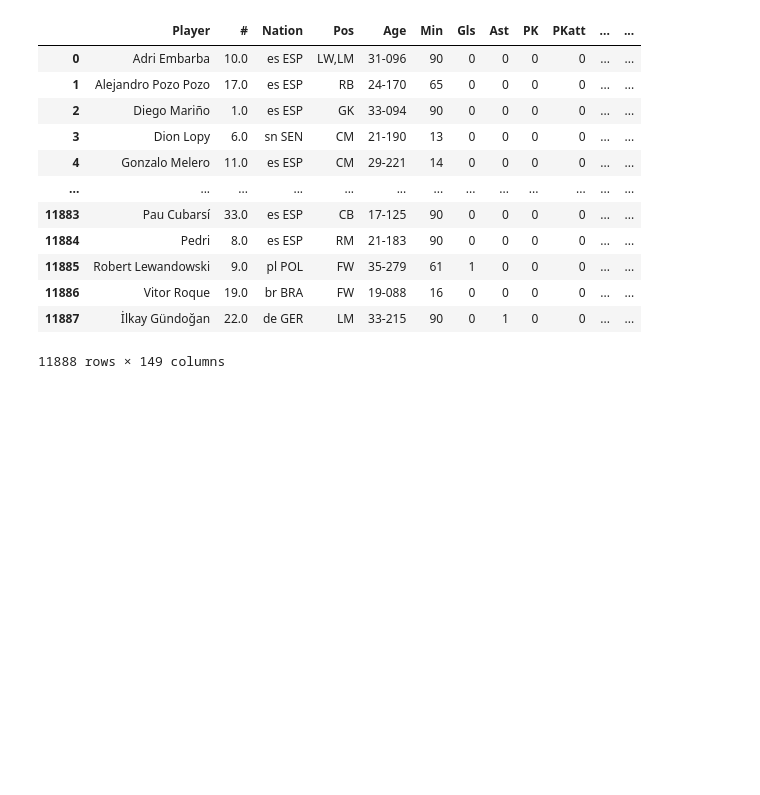
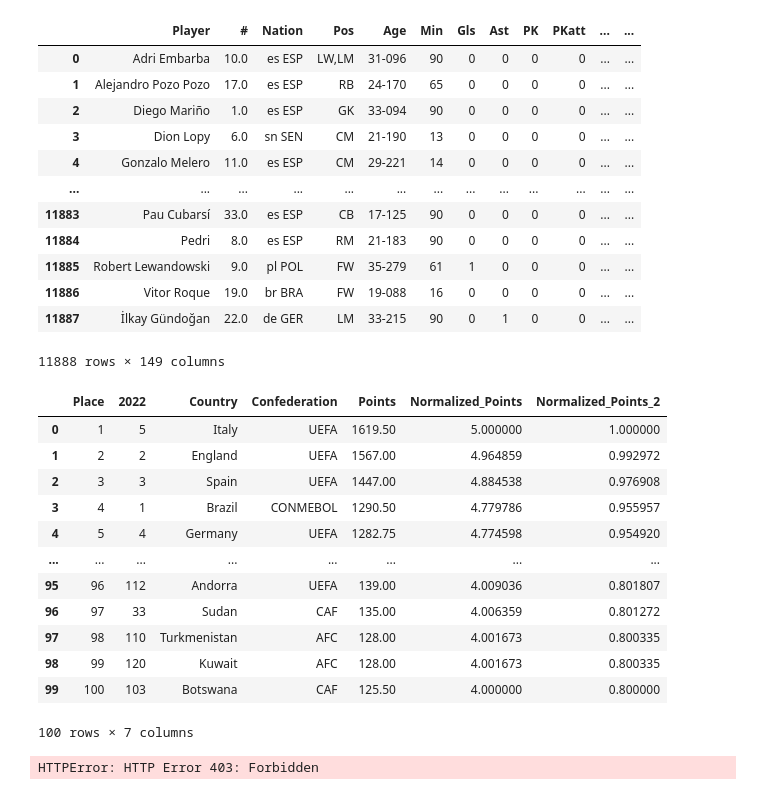
Before and after one commit to marcfolchp/thunder, a Jupyter notebook: YELO/usando_la_nueva_tabla.ipynb, the cells around one changed output. Saved outputs shown, nothing was run; the diff lists cells and outputs as text; code cells hidden in the pictures; blank space fills up the shorter version.

```diff
--- a/YELO/usando_la_nueva_tabla.ipynb
+++ b/YELO/usando_la_nueva_tabla.ipynb
@@ -34,3 +34,29 @@ df
 | 11886 | Vitor Roque | 19.0 | br BRA | FW | 19-088 | 16 | 0 | 0 | 0 | 0 | ... | ... |
 | 11887 | İlkay Gündoğan | 22.0 | de GER | LM | 33-215 | 90 | 0 | 1 | 0 | 0 | ... | ... |
 11888 rows × 149 columns
+# %%
+df = pd.read_csv('../team_rankings.csv')
+
+df['Normalized_Points'] = (df['Points'] - df['Points'].min()) / (df['Points'].max() - df['Points'].min()) + 4
+
+df['Normalized_Points_2'] = df['Normalized_Points'] / 10 * 2
+
+df
+# %% [output]
+|  | Place | 2022 | Country | Confederation | Points | Normalized_Points | Normalized_Points_2 |
+| 0 | 1 | 5 | Italy | UEFA | 1619.50 | 5.000000 | 1.000000 |
+| 1 | 2 | 2 | England | UEFA | 1567.00 | 4.964859 | 0.992972 |
+| 2 | 3 | 3 | Spain | UEFA | 1447.00 | 4.884538 | 0.976908 |
+| 3 | 4 | 1 | Brazil | CONMEBOL | 1290.50 | 4.779786 | 0.955957 |
+| 4 | 5 | 4 | Germany | UEFA | 1282.75 | 4.774598 | 0.954920 |
+| ... | ... | ... | ... | ... | ... | ... | ... |
+| 95 | 96 | 112 | Andorra | UEFA | 139.00 | 4.009036 | 0.801807 |
+| 96 | 97 | 33 | Sudan | CAF | 135.00 | 4.006359 | 0.801272 |
+| 97 | 98 | 110 | Turkmenistan | AFC | 128.00 | 4.001673 | 0.800335 |
+| 98 | 99 | 120 | Kuwait | AFC | 128.00 | 4.001673 | 0.800335 |
+| 99 | 100 | 103 | Botswana | CAF | 125.50 | 4.000000 | 0.800000 |
+100 rows × 7 columns
+# %%
+pd.read_html('https://footystats.org/spain/la-liga')
+# %% [output]
+HTTPError: HTTP Error 403: Forbidden
```
Also changed, not shown: 2 other files.
